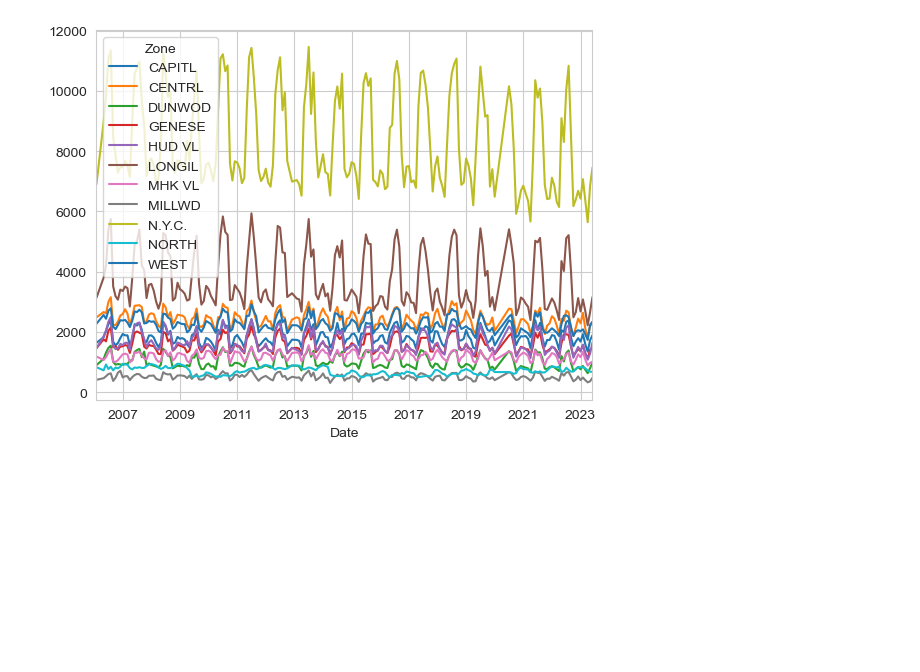
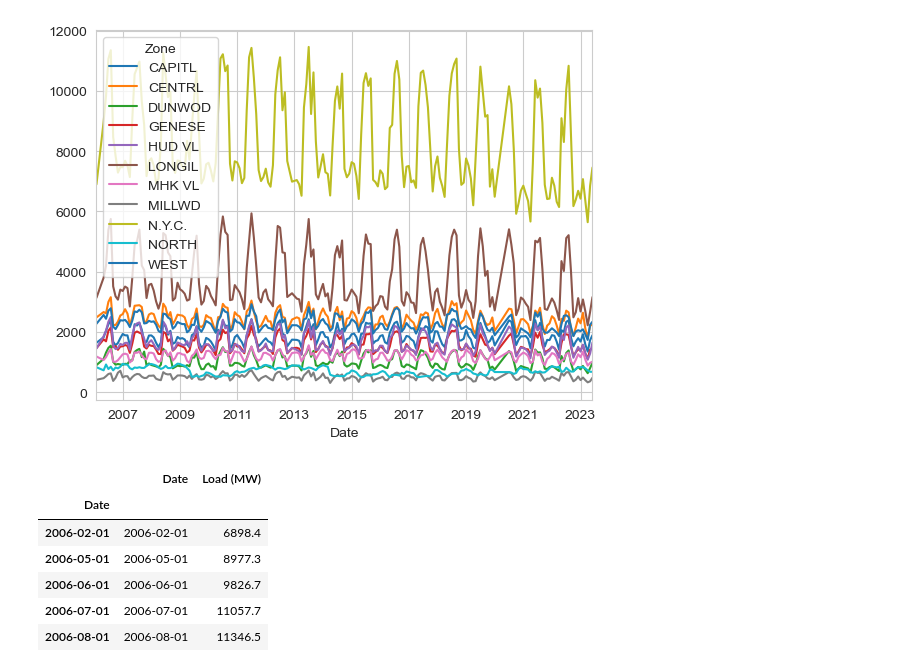
Before and after one commit to borvendegmate/tum_power_system_economics, a Jupyter notebook: code/demand.ipynb, the cells around one changed output. Drawn from its saved outputs; the diff is of its cells as text; code cells hidden in the pictures; blank space fills up the shorter version.

```diff
--- a/code/demand.ipynb
+++ b/code/demand.ipynb
@@ -47,3 +47,16 @@ demand.plot()
 [figure]
 # %%
 dem.to_csv('demand.csv')
+# %%
+susi = pd.read_csv('../data/Load_NYC_06-23.csv')
+susi = susi.set_index(pd.to_datetime(susi['Date']))
+# %%
+susi.head()
+# %% [output]
+|  | Date | Load (MW) |
+| Date |  |  |
+| 2006-02-01 | 2006-02-01 | 6898.4 |
+| 2006-05-01 | 2006-05-01 | 8977.3 |
+| 2006-06-01 | 2006-06-01 | 9826.7 |
+| 2006-07-01 | 2006-07-01 | 11057.7 |
+| 2006-08-01 | 2006-08-01 | 11346.5 |
```
Also changed, not shown: parts of 1 cell of this notebook, 2 other files.
